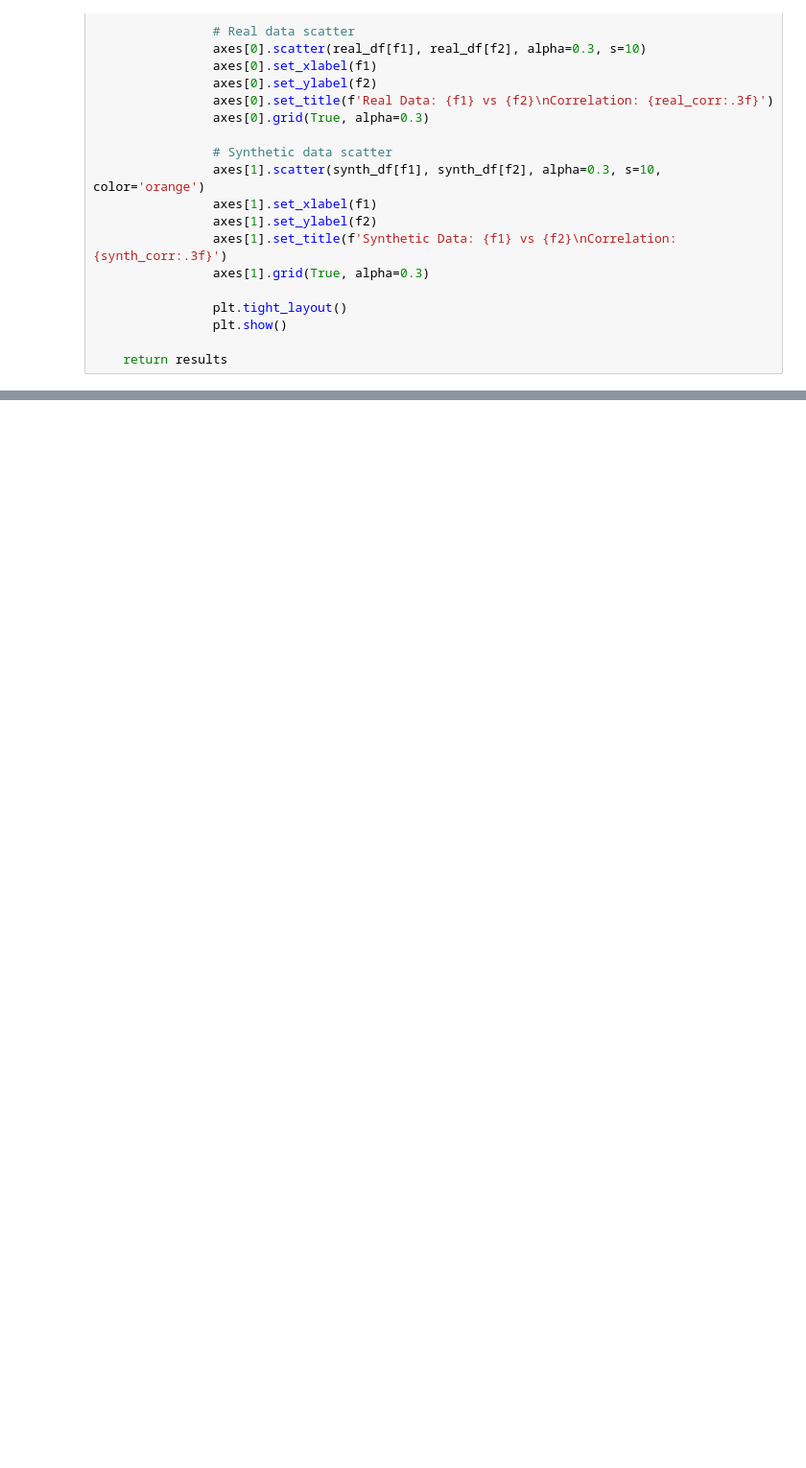
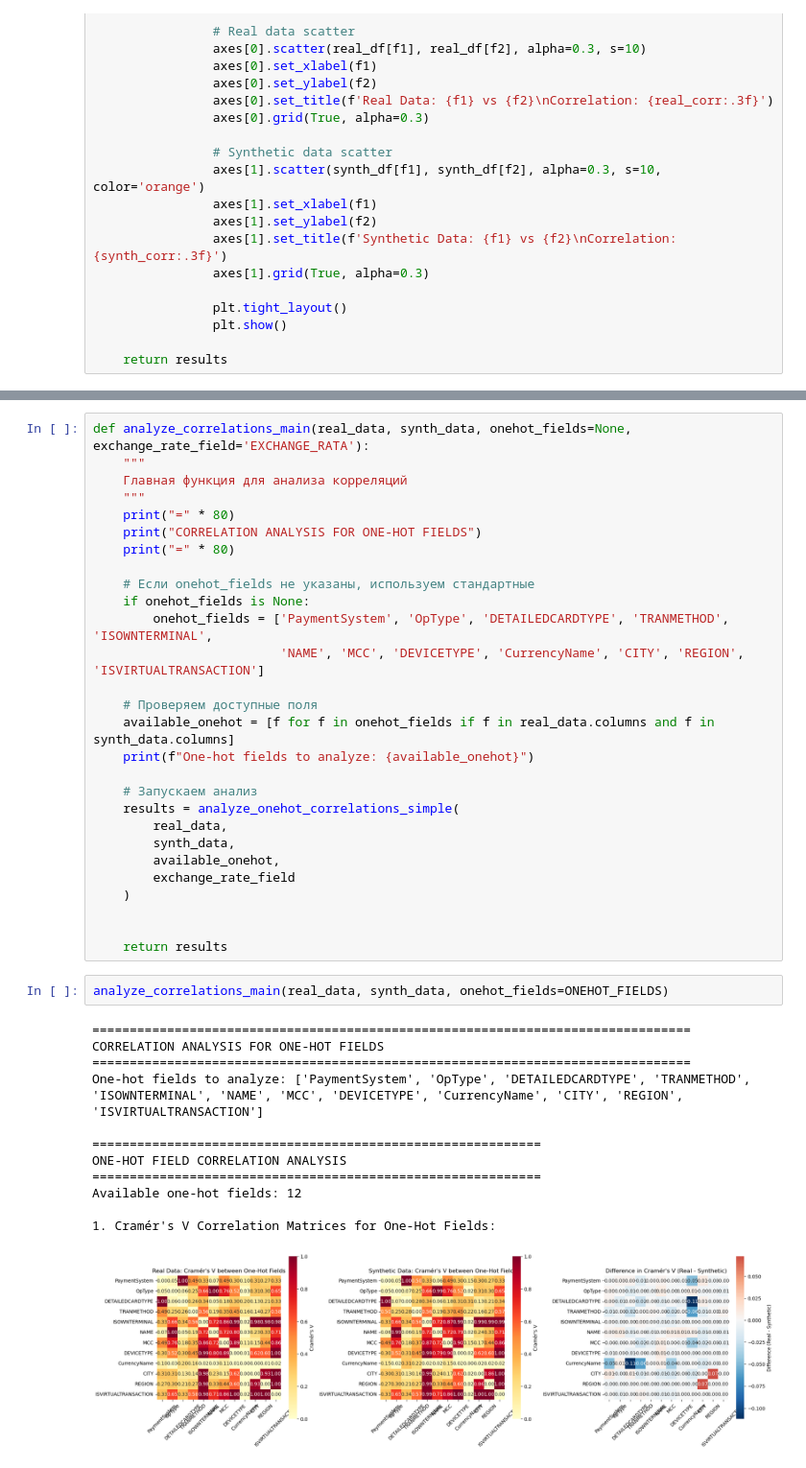
Before and after one commit to ievlev-k/TRGAN, a Jupyter notebook: data_compare.ipynb, the cells around one changed output, grey strips where cells are left out. Shown at 96% size. Drawn from its saved outputs; the diff is of its cells as text; blank space fills up the shorter version.

```diff
--- a/data_compare.ipynb
+++ b/data_compare.ipynb
@@ -1113,2 +1666,45 @@ def comprehensive_field_analysis(real_data, synth_data):
 
     return all_results, summary
+# %%
+def analyze_correlations_main(real_data, synth_data, onehot_fields=None, exchange_rate_field='EXCHANGE_RATA'):
+    """
+    Главная функция для анализа корреляций
+    """
+    print("=" * 80)
+    print("CORRELATION ANALYSIS FOR ONE-HOT FIELDS")
+    print("=" * 80)
+
+    # Если onehot_fields не указаны, используем стандартные
+    if onehot_fields is None:
+        onehot_fields = ['PaymentSystem', 'OpType', 'DETAILEDCARDTYPE', 'TRANMETHOD', 'ISOWNTERMINAL',
+                         'NAME', 'MCC', 'DEVICETYPE', 'CurrencyName', 'CITY', 'REGION', 'ISVIRTUALTRANSACTION']
+
+    # Проверяем доступные поля
+    available_onehot = [f for f in onehot_fields if f in real_data.columns and f in synth_data.columns]
+    print(f"One-hot fields to analyze: {available_onehot}")
+
+    # Запускаем анализ
+    results = analyze_onehot_correlations_simple(
+        real_data,
+        synth_data,
+        available_onehot,
+        exchange_rate_field
+    )
+
+
+    return results
+# %%
+analyze_correlations_main(real_data, synth_data, onehot_fields=ONEHOT_FIELDS)
+# %% [output]
+================================================================================
+CORRELATION ANALYSIS FOR ONE-HOT FIELDS
+================================================================================
+One-hot fields to analyze: ['PaymentSystem', 'OpType', 'DETAILEDCARDTYPE', 'TRANMETHOD', 'ISOWNTERMINAL', 'NAME', 'MCC', 'DEVICETYPE', 'CurrencyName', 'CITY', 'REGION', 'ISVIRTUALTRANSACTION']
+
+============================================================
+ONE-HOT FIELD CORRELATION ANALYSIS
+============================================================
+Available one-hot fields: 12
+
+1. Cramér's V Correlation Matrices for One-Hot Fields:
+[figure, added]
```
Also changed, not shown: parts of 7 cells of this notebook, 3 other files.
